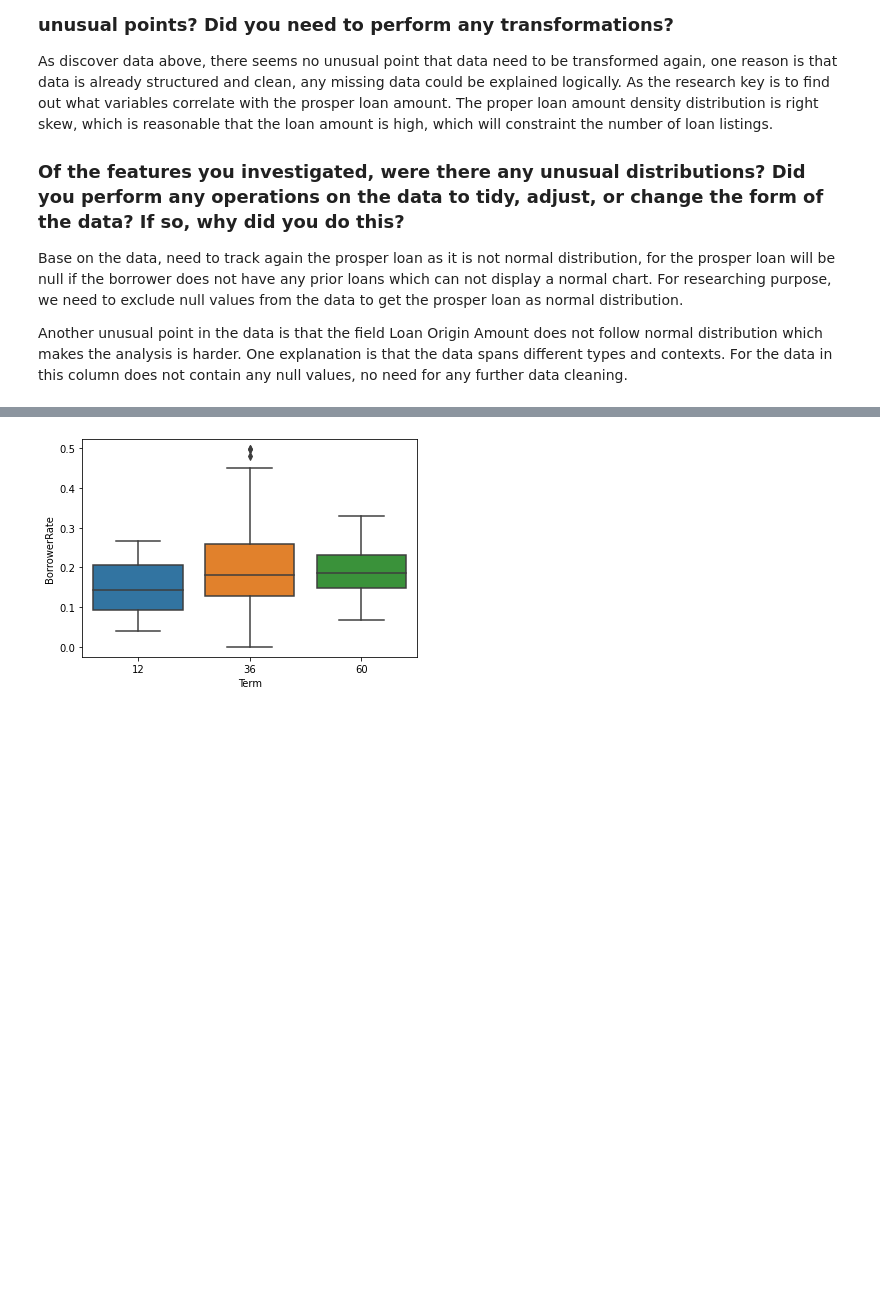
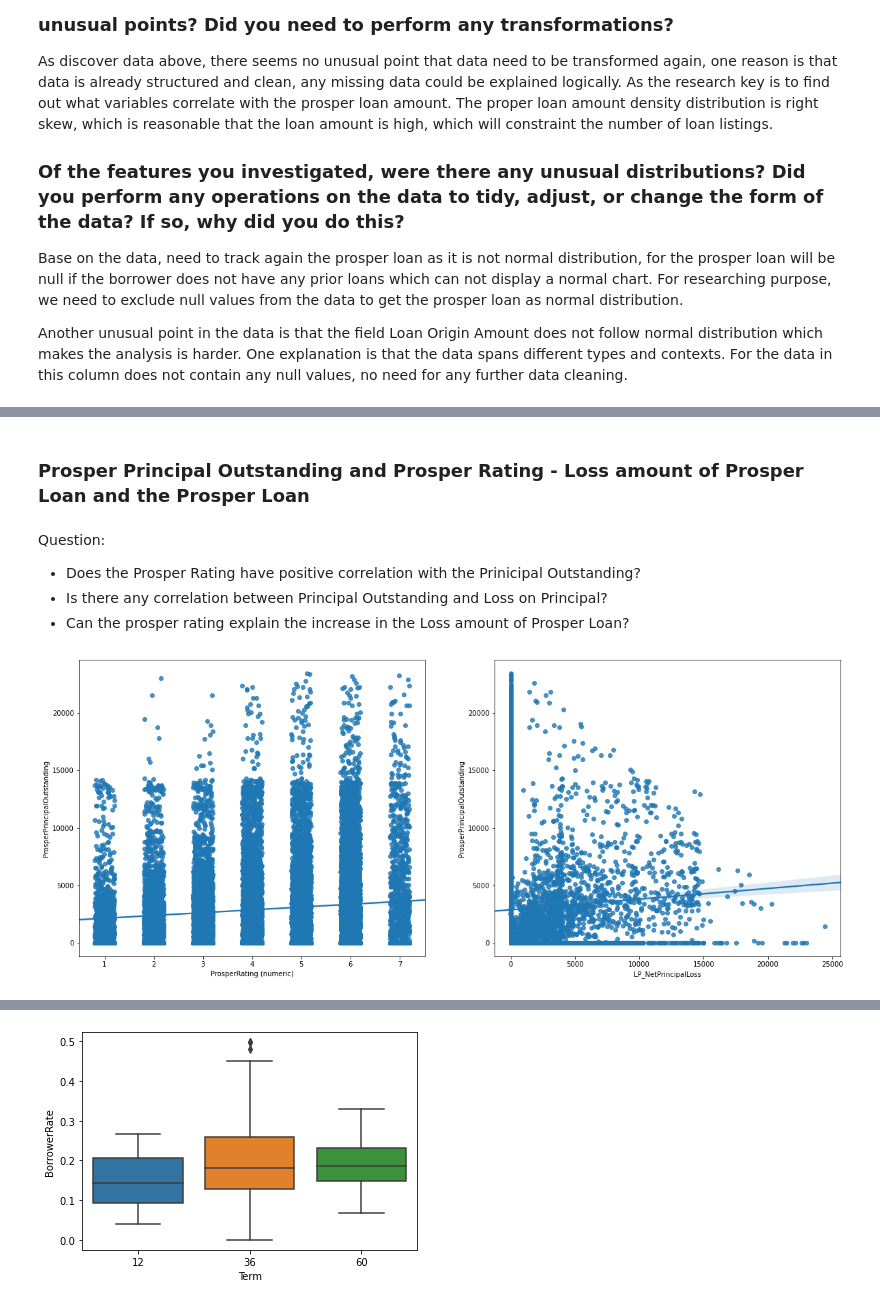
Before and after one commit to minhtutruong712/Loan-Prosper_Data-Visualization, a Jupyter notebook: Part_I_exploration_template.ipynb, the cells around one changed output, grey strips where cells are left out. Saved outputs shown, nothing was run; the diff lists cells and outputs as text; code cells hidden in the pictures; blank space fills up the shorter version.

```diff
--- a/Part_I_exploration_template.ipynb
+++ b/Part_I_exploration_template.ipynb
@@ -246,0 +193,18 @@ g.map(plt.hist, 'ProsperPrincipalOutstanding');
+# %% [markdown]
+### Prosper Principal Outstanding and Prosper Rating - Loss amount of Prosper Loan and the Prosper Loan
+# %% [markdown]
+Question:
+- Does the Prosper Rating have positive correlation with the Prinicipal Outstanding?
+- Is there any correlation between Principal Outstanding and Loss on Principal?
+- Can the prosper rating explain the increase in the Loss amount of Prosper Loan?
+# %%
+# create fig and add subplots
+fig = plt.figure(figsize = (20,8))
+ax1 = plt.subplot(1,2,1)
+ax2 = plt.subplot(1,2,2)
+
+# plot the chart
+sb.regplot(data=data, x='ProsperRating (numeric)', y='ProsperPrincipalOutstanding', truncate=False, x_jitter=0.2,ax=ax1);
+sb.regplot(data=data, x='LP_NetPrincipalLoss', y='ProsperPrincipalOutstanding', truncate=False, x_jitter=0.2, ax=ax2);
+# %% [output]
+[figure, added]
```
Also changed, not shown: parts of 39 cells of this notebook, 5 other files.
